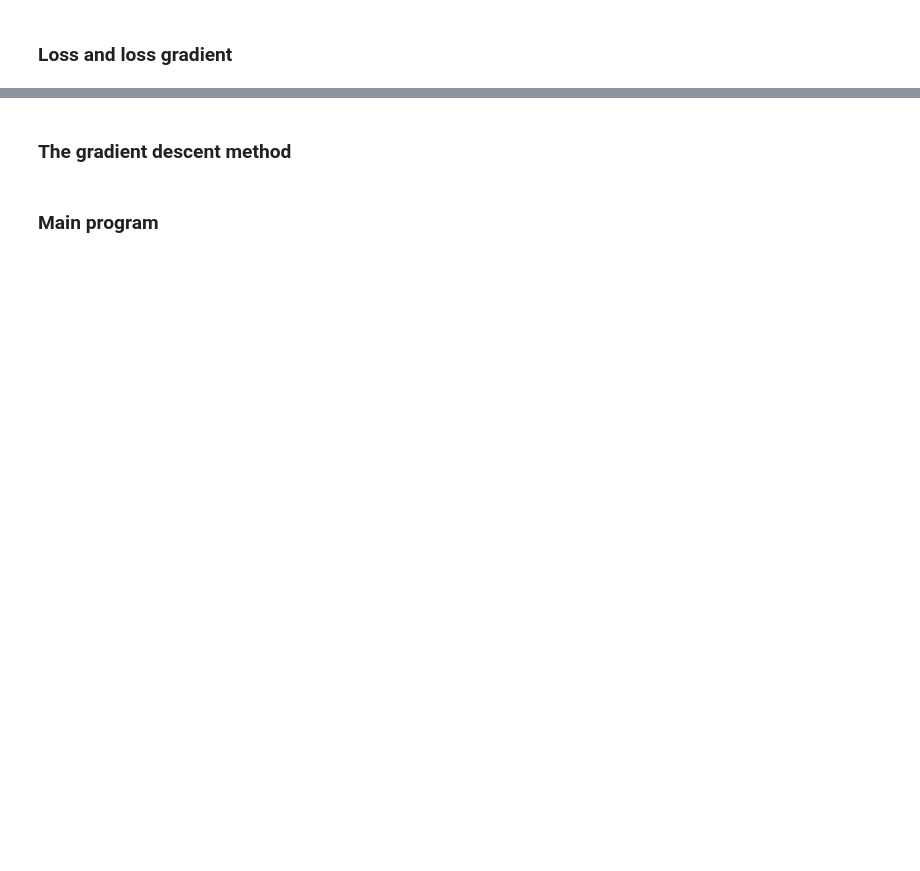
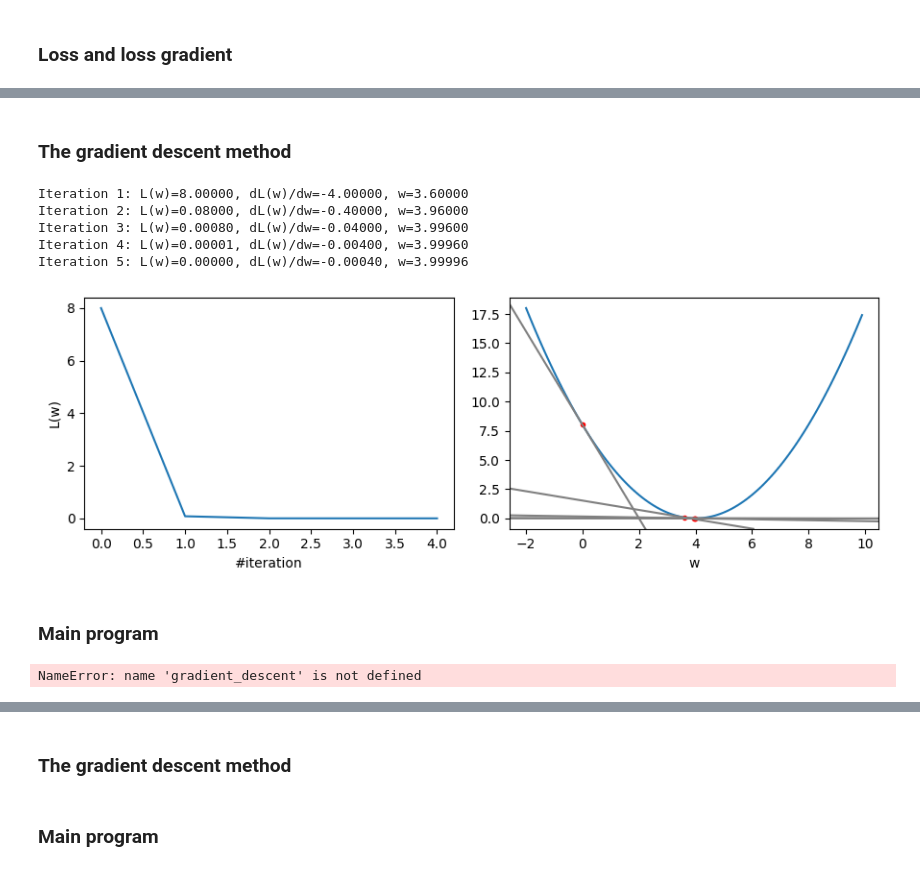
Before and after one commit to auralius/AEK3LBB3, a Jupyter notebook: gd.ipynb, the cells around one changed output, grey strips where cells are left out. Cells and saved outputs as stored; diff of their text form; code cells hidden in the pictures; blank space fills up the shorter version.

```diff
--- a/gd.ipynb
+++ b/gd.ipynb
@@ -31,0 +42,79 @@ We are going to establish the best relationship between `X` and `Y` as `Y_pred =
+# %%
+def loss_fn(w):
+    # Calculating the loss or cost
+    # Returns the loss and the loss gradient
+    loss = 0.5 * (w - 4)**2
+    loss_grad = (w-4)
+
+    return loss, loss_grad
+# %% [markdown]
+### The gradient descent method
+# %%
+iterations = 10
+learning_rate = 0.9
+stopping_threshold = 1e-6
+
+# Initializing w
+w = 0.
+
+# Data container
+losses = []
+ws = []
+dws = []
+prev_loss = None
+
+# Gradient descent iterations
+for i in range(iterations):
+    # Calculationg the current loss
+    loss, dloss = loss_fn(w)
+
+    # If the change in loss is less than or equal to
+    # stopping_threshold we stop the gradient descent
+    if prev_loss and abs(prev_loss-loss) <= stopping_threshold:
+        break
+
+    prev_loss = loss
+    losses.append(loss)
+    ws.append(w)
+    dws.append(dloss)
+
+    # Updating weights and bias
+    w = w - (learning_rate * dloss)
+
+    print(f"Iteration {i+1}: L(w)={loss:.5f}, dL(w)/dw={dloss:.5f}, w={w:.5f}")
+# %% [output]
+Iteration 1: L(w)=8.00000, dL(w)/dw=-4.00000, w=3.60000
+Iteration 2: L(w)=0.08000, dL(w)/dw=-0.40000, w=3.96000
+Iteration 3: L(w)=0.00080, dL(w)/dw=-0.04000, w=3.99600
+Iteration 4: L(w)=0.00001, dL(w)/dw=-0.00400, w=3.99960
+Iteration 5: L(w)=0.00000, dL(w)/dw=-0.00040, w=3.99996
+# %%
+fig, axes = plt.subplots(nrows=1, ncols=2, figsize=(9, 3))
+fig.tight_layout() # Or equivalently,  "plt.tight_layout()"
+
+axes[0].plot(losses, '-')
+axes[0].set_xlabel('#iteration')
+axes[0].set_xlabel('#iteration')
+axes[0].set_ylabel('L(w)')
+
+w = np.arange(-2, 10, 0.1)
+L = 0.5 * (w - 4)**2
+axes[1].plot(w, L)
+axes[1].plot(ws, losses, '.r')
+axes[1].set_xlabel('w')
+
+for k in range(len(dws)):
+    axes[1].axline((ws[k], losses[k]), slope=dws[k], color='gray')
+
+plt.show()
+# %% [output]
+[figure, added]
+# %% [markdown]
+### Main program
+# %%
+
+# Estimating weight and bias using gradient descent
+w = gradient_descent(learning_rate=0.1, iterations=2000)
+print(f"w that minimized L(w): {w:.5f}")
+# %% [output]
+NameError: name 'gradient_descent' is not defined
```
Also changed, not shown: parts of 12 cells of this notebook.
